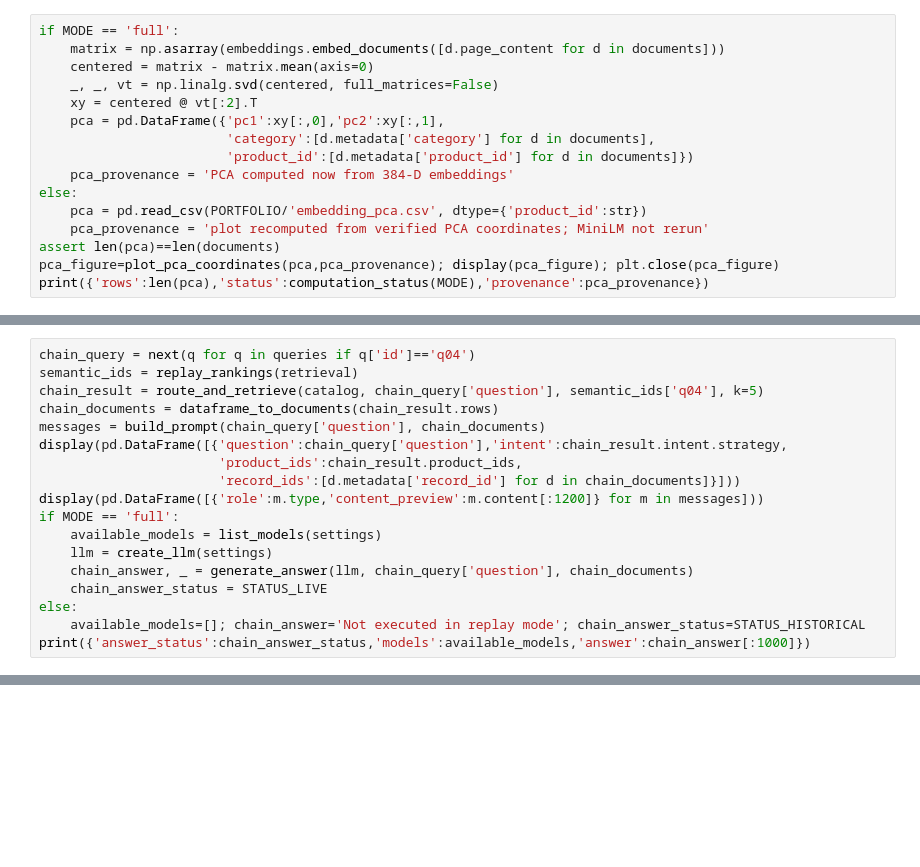
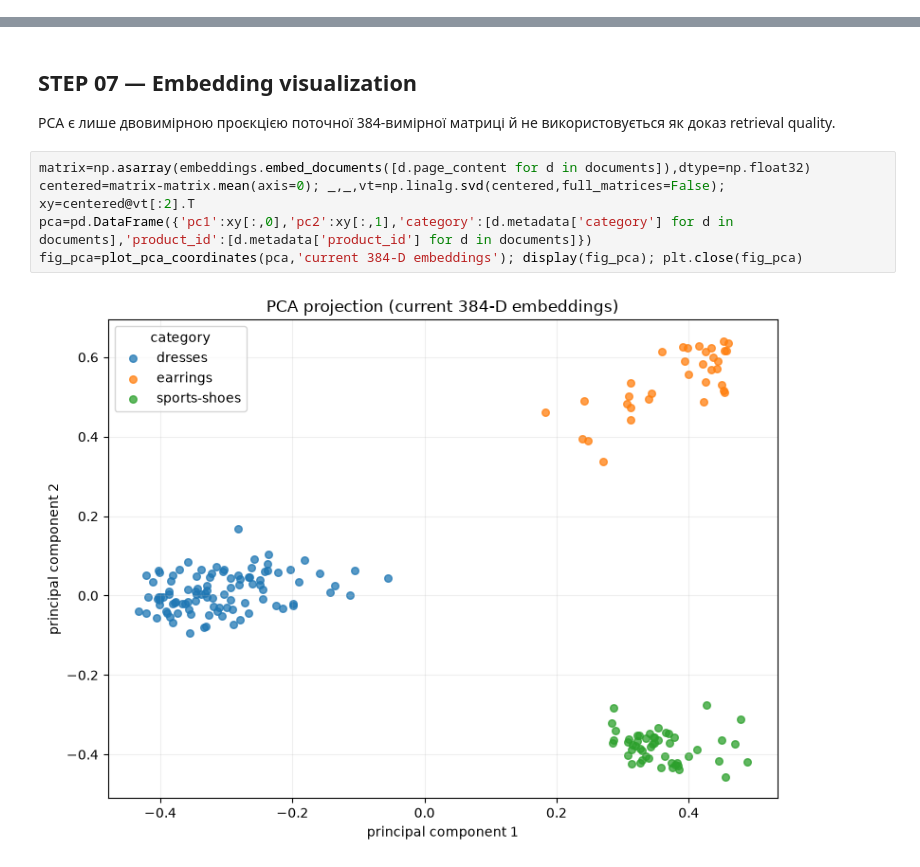
Before and after one commit to Eclipse-XS/Neural-Network-Technologies-and-Systems, a Jupyter notebook: labs/lab03_rag/notebooks/01_redis_csv_rag.ipynb, the cells around one changed output, grey strips where cells are left out. Cells and saved outputs as stored; diff of their text form; blank space fills up the shorter version.

Commit message:
refactor(labs): complete notebook quality overhaul

```diff
--- a/labs/lab03_rag/notebooks/01_redis_csv_rag.ipynb
+++ b/labs/lab03_rag/notebooks/01_redis_csv_rag.ipynb
@@ -187,16 +0,0 @@ print({'model_executed_now':MODE=='full','status':computation_status(MODE)})
-# %%
-if MODE == 'full':
-    matrix = np.asarray(embeddings.embed_documents([d.page_content for d in documents]))
-    centered = matrix - matrix.mean(axis=0)
-    _, _, vt = np.linalg.svd(centered, full_matrices=False)
-    xy = centered @ vt[:2].T
-    pca = pd.DataFrame({'pc1':xy[:,0],'pc2':xy[:,1],
-                        'category':[d.metadata['category'] for d in documents],
-                        'product_id':[d.metadata['product_id'] for d in documents]})
-    pca_provenance = 'PCA computed now from 384-D embeddings'
-else:
-    pca = pd.read_csv(PORTFOLIO/'embedding_pca.csv', dtype={'product_id':str})
-    pca_provenance = 'plot recomputed from verified PCA coordinates; MiniLM not rerun'
-assert len(pca)==len(documents)
-pca_figure=plot_pca_coordinates(pca,pca_provenance); display(pca_figure); plt.close(pca_figure)
-print({'rows':len(pca),'status':computation_status(MODE),'provenance':pca_provenance})
@@ -299,18 +0,0 @@ print({'status':computation_status(MODE),'ground_truth_boundary':'evaluation onl
-# %%
-chain_query = next(q for q in queries if q['id']=='q04')
-semantic_ids = replay_rankings(retrieval)
-chain_result = route_and_retrieve(catalog, chain_query['question'], semantic_ids['q04'], k=5)
-chain_documents = dataframe_to_documents(chain_result.rows)
-messages = build_prompt(chain_query['question'], chain_documents)
-display(pd.DataFrame([{'question':chain_query['question'],'intent':chain_result.intent.strategy,
-                       'product_ids':chain_result.product_ids,
-                       'record_ids':[d.metadata['record_id'] for d in chain_documents]}]))
-display(pd.DataFrame([{'role':m.type,'content_preview':m.content[:1200]} for m in messages]))
-if MODE == 'full':
-    available_models = list_models(settings)
-    llm = create_llm(settings)
-    chain_answer, _ = generate_answer(llm, chain_query['question'], chain_documents)
-    chain_answer_status = STATUS_LIVE
-else:
-    available_models=[]; chain_answer='Not executed in replay mode'; chain_answer_status=STATUS_HISTORICAL
-print({'answer_status':chain_answer_status,'models':available_models,'answer':chain_answer[:1000]})
@@ -445,0 +149,11 @@ print({'chart_source':'current metrics DataFrame','status':computation_status(MO
+# %% [markdown]
+## STEP 07 — Embedding visualization
+
+PCA є лише двовимірною проєкцією поточної 384-вимірної матриці й не використовується як доказ retrieval quality.
+# %%
+matrix=np.asarray(embeddings.embed_documents([d.page_content for d in documents]),dtype=np.float32)
+centered=matrix-matrix.mean(axis=0); _,_,vt=np.linalg.svd(centered,full_matrices=False); xy=centered@vt[:2].T
+pca=pd.DataFrame({'pc1':xy[:,0],'pc2':xy[:,1],'category':[d.metadata['category'] for d in documents],'product_id':[d.metadata['product_id'] for d in documents]})
+fig_pca=plot_pca_coordinates(pca,'current 384-D embeddings'); display(fig_pca); plt.close(fig_pca)
+# %% [output]
+[figure, added]
```
Also changed, not shown: parts of 63 cells of this notebook, 33 other files.
